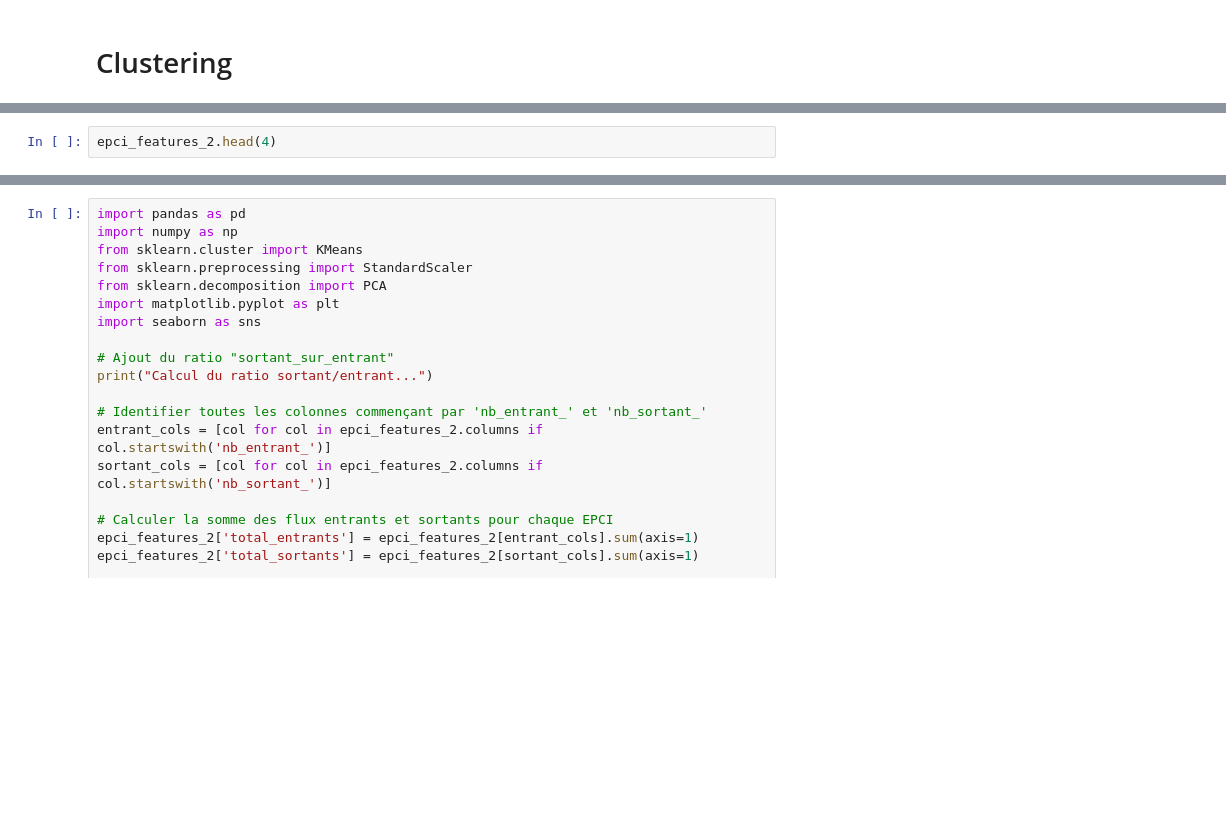
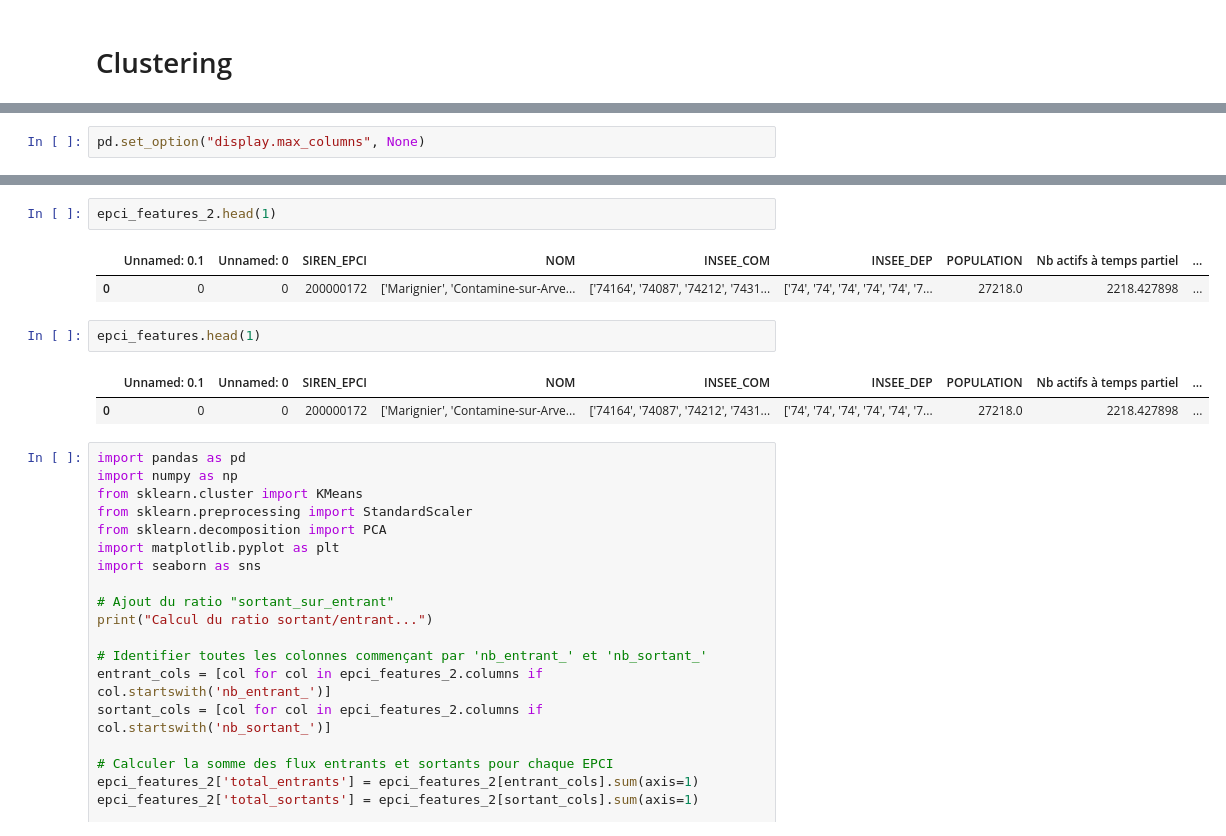
Before and after one commit to Qntouille/statapp, a Jupyter notebook: stat_desc_mobpro2.ipynb, the cells around one changed output, grey strips where cells are left out. Drawn from its saved outputs; the diff is of its cells as text; blank space fills up the shorter version.

```diff
--- a/stat_desc_mobpro2.ipynb
+++ b/stat_desc_mobpro2.ipynb
@@ -351,2 +362,2 @@ Name: nb_entrant_<10km_jaune, dtype: float64
 # %%
-epci_features_2.head(4)
+pd.set_option("display.max_columns", None)
@@ -360,3 +364,13 @@ epci_features_2.head(4)
+# %%
+epci_features_2.head(1)
+# %% [output]
+|  | Unnamed: 0.1 | Unnamed: 0 | SIREN_EPCI | NOM | INSEE_COM | INSEE_DEP | POPULATION | Nb actifs à temps partiel | ... |
+| 0 | 0 | 0 | 200000172 | ['Marignier', 'Contamine-sur-Arve... | ['74164', '74087', '74212', '7431... | ['74', '74', '74', '74', '74', '7... | 27218.0 | 2218.427898 | ... |
+# %%
+epci_features.head(1)
+# %% [output]
+|  | Unnamed: 0.1 | Unnamed: 0 | SIREN_EPCI | NOM | INSEE_COM | INSEE_DEP | POPULATION | Nb actifs à temps partiel | ... |
+| 0 | 0 | 0 | 200000172 | ['Marignier', 'Contamine-sur-Arve... | ['74164', '74087', '74212', '7431... | ['74', '74', '74', '74', '74', '7... | 27218.0 | 2218.427898 | ... |
 # %%
 import pandas as pd
 import numpy as np
```
Also changed, not shown: parts of 10 cells of this notebook.
